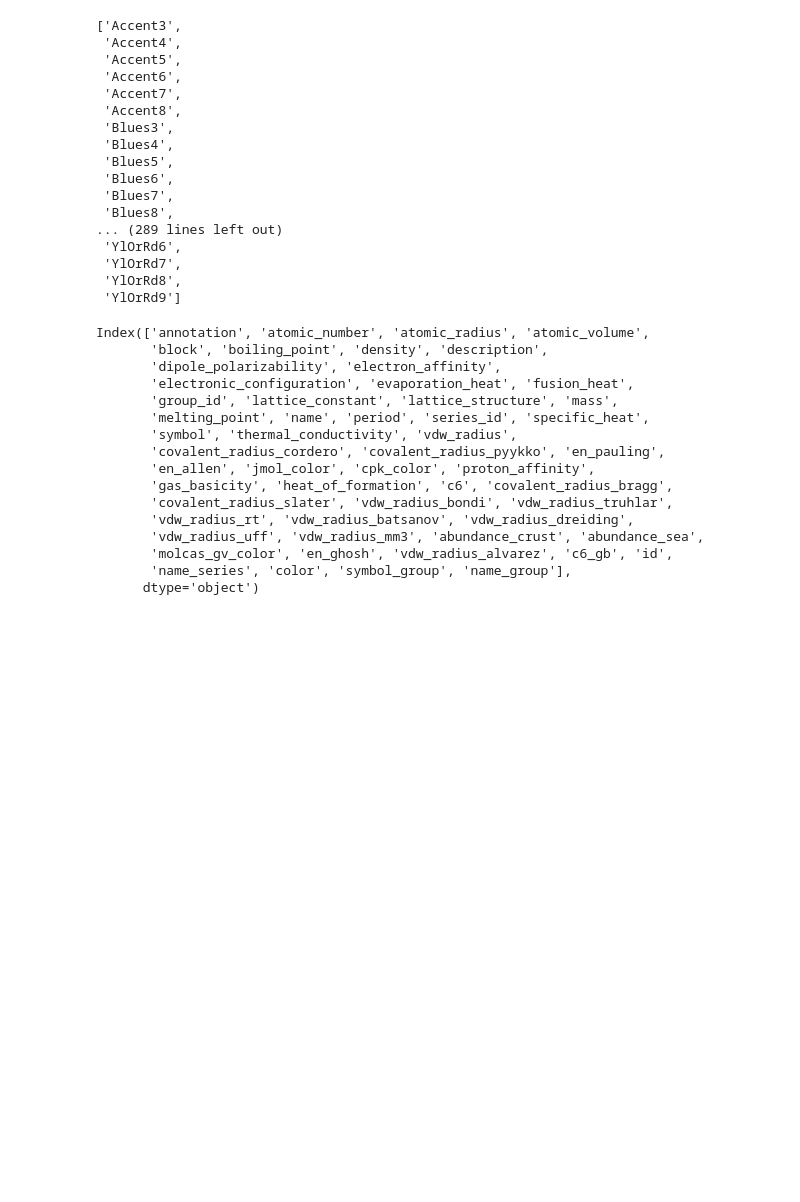
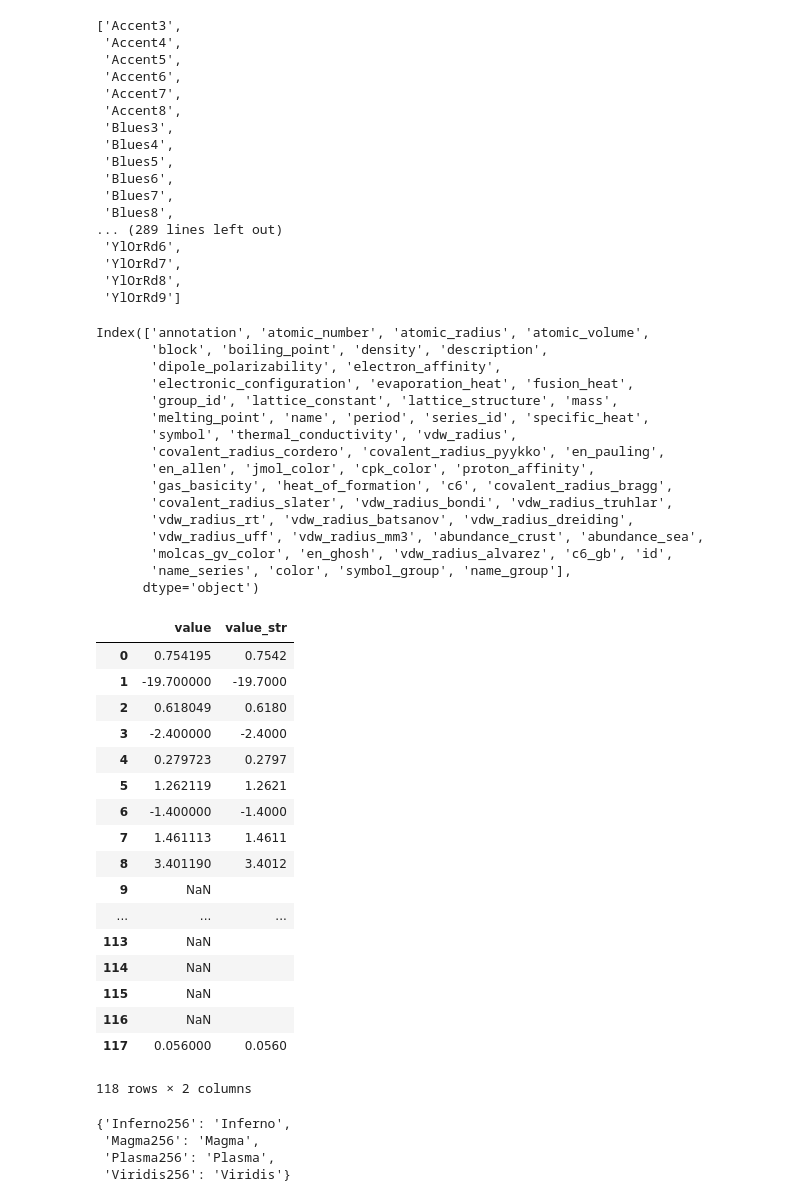
Before and after one commit to lmmentel/mendeleevapp, a Jupyter notebook: ipynb/colorbar.ipynb, the cells around one changed output. Cells and saved outputs as stored; diff of their text form; code cells hidden in the pictures; blank space fills up the shorter version.

```diff
--- a/ipynb/colorbar.ipynb
+++ b/ipynb/colorbar.ipynb
@@ -177,3 +184,48 @@ Index(['annotation', 'atomic_number', 'atomic_radius', 'atomic_volume',
        'molcas_gv_color', 'en_ghosh', 'vdw_radius_alvarez', 'c6_gb', 'id',
        'name_series', 'color', 'symbol_group', 'name_group'],
       dtype='object')
+# %%
+data['y'] = 0.0
+# %%
+def set_property(colname, df, decimals=4):
+    'Set the column `property with formatted values` from `colname`'
+
+    mask = df[colname].notnull()
+    df.loc[mask, 'y_prop'] = df.loc[mask, 'y'] + 0.35
+    df.loc[:, 'value'] = df.loc[:, colname].copy()
+
+    df.loc[:, 'value_str'] = ''
+    if df[colname].dtype == np.float64:
+        df.loc[mask, 'value_str'] = df.loc[mask, 'value'].apply('{:>.4f}'.format)
+
+    return df
+# %%
+newdata = set_property('electron_affinity', data)
+# %%
+newdata[['value', 'value_str']]
+# %% [output]
+|  | value | value_str |
+| 0 | 0.754195 | 0.7542 |
+| 1 | -19.700000 | -19.7000 |
+| 2 | 0.618049 | 0.6180 |
+| 3 | -2.400000 | -2.4000 |
+| 4 | 0.279723 | 0.2797 |
+| 5 | 1.262119 | 1.2621 |
+| 6 | -1.400000 | -1.4000 |
+| 7 | 1.461113 | 1.4611 |
+| 8 | 3.401190 | 3.4012 |
+| 9 | NaN |  |
+| ... | ... | ... |
+| 113 | NaN |  |
+| 114 | NaN |  |
+| 115 | NaN |  |
+| 116 | NaN |  |
+| 117 | 0.056000 | 0.0560 |
+118 rows × 2 columns
+# %%
+{k: k.rstrip('256') for k in ['Viridis256', 'Inferno256', 'Magma256', 'Plasma256']}
+# %% [output]
+{'Inferno256': 'Inferno',
+ 'Magma256': 'Magma',
+ 'Plasma256': 'Plasma',
+ 'Viridis256': 'Viridis'}
```
Also changed, not shown: parts of 6 cells of this notebook.
